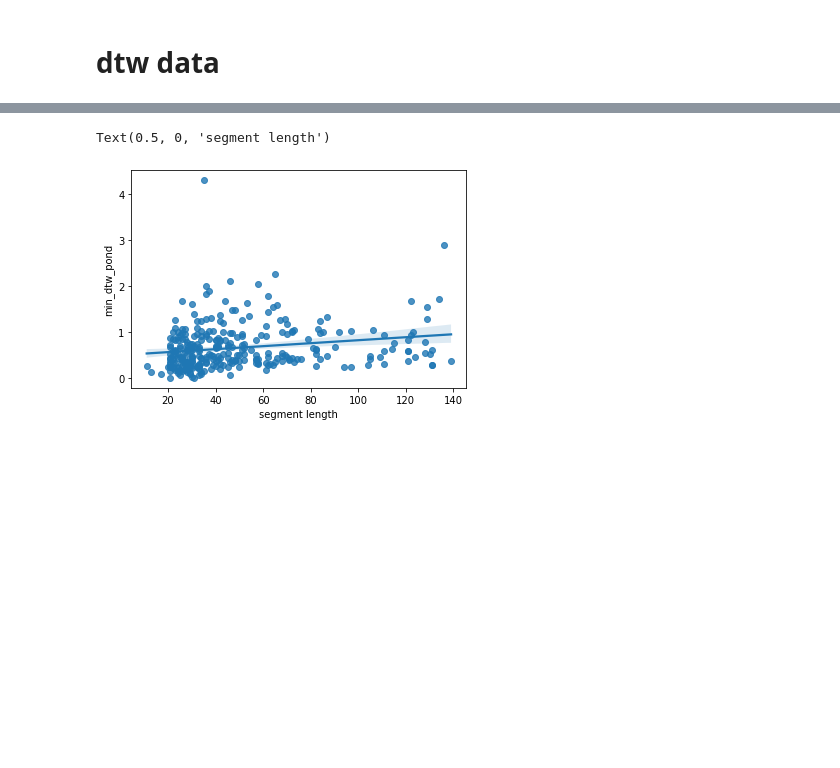
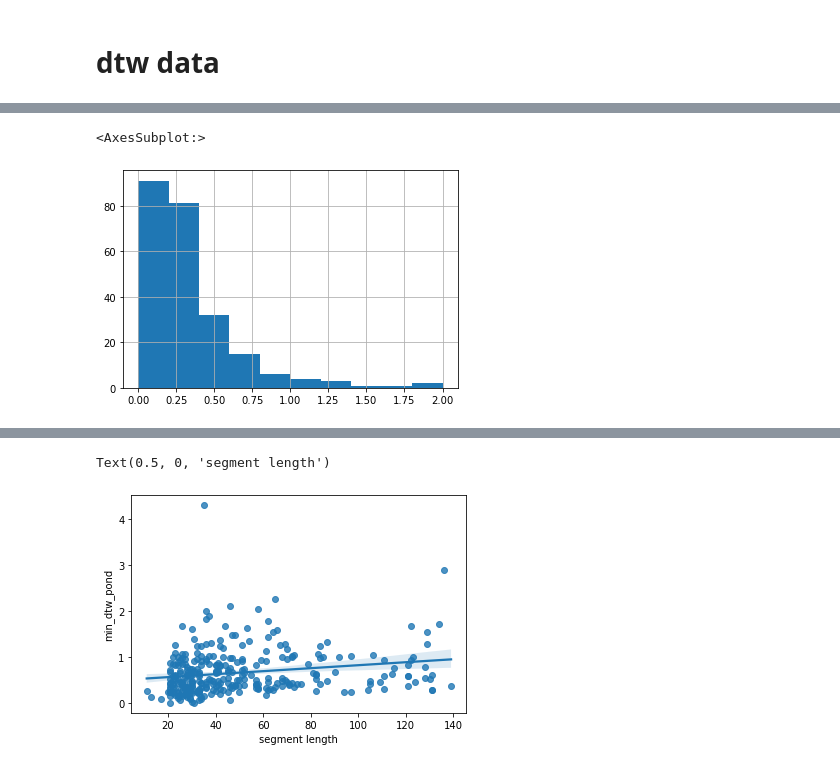
Before and after one commit to ircam-ismm/nime2022-elicitation-demo, a Jupyter notebook: notebooks/dtw_data.ipynb, the cells around one changed output, grey strips where cells are left out. Drawn from its saved outputs; the diff is of its cells as text; code cells hidden in the pictures; blank space fills up the shorter version.

```diff
--- a/notebooks/dtw_data.ipynb
+++ b/notebooks/dtw_data.ipynb
@@ -27,0 +28,5 @@ df['min_dtw'].hist(range=(0, 10))
+# %%
+df['min_dtw_pond'].hist(range=(0, 2))
+# %% [output]
+<AxesSubplot:>
+[figure, added]
```
Also changed, not shown: parts of 4 cells of this notebook, 57 other files.
